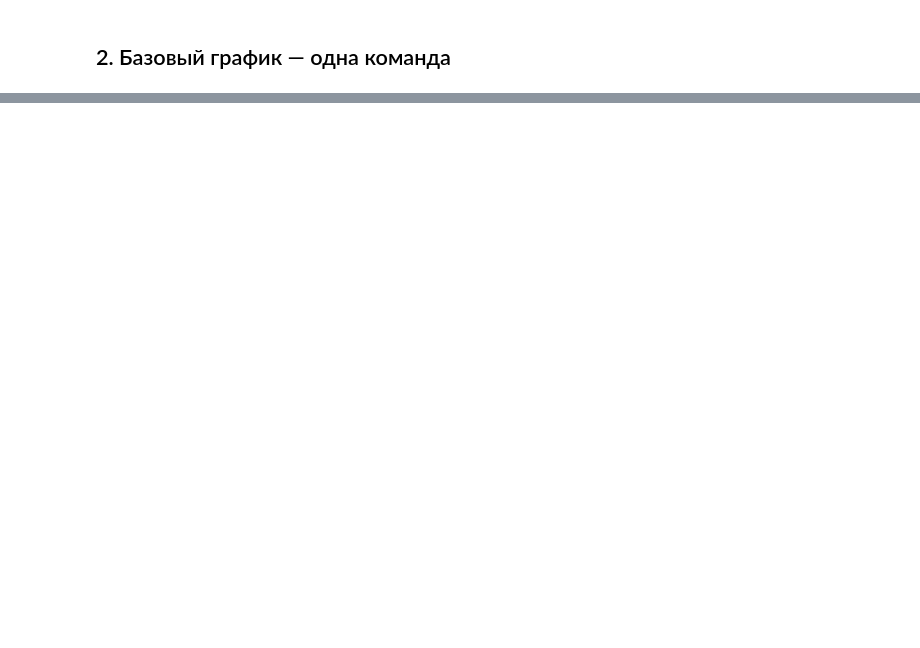
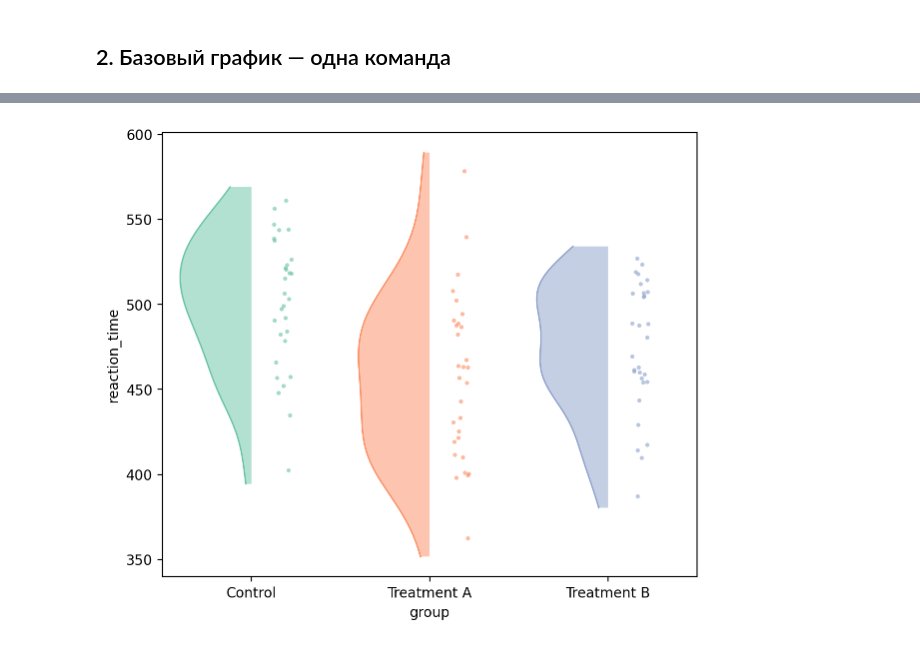
Before and after one commit to noki1928/PyRainCloud, a Jupyter notebook: examples/quickstart.ipynb, the cells around one changed output, grey strips where cells are left out. Saved outputs shown, nothing was run; the diff lists cells and outputs as text; code cells hidden in the pictures; blank space fills up the shorter version.

```diff
--- a/examples/quickstart.ipynb
+++ b/examples/quickstart.ipynb
@@ -37,0 +67,6 @@ df.head()
+# %%
+fig, ax = rc.raincloud(data=df, x="group", y="reaction_time",
+                       palette=palette, add_boxes=False, random_state=0)
+fig.savefig(IMAGES / "02b_no_boxes.png", dpi=150)
+# %% [output]
+[figure, added]
```
Also changed, not shown: parts of 23 cells of this notebook, 26 other files.
